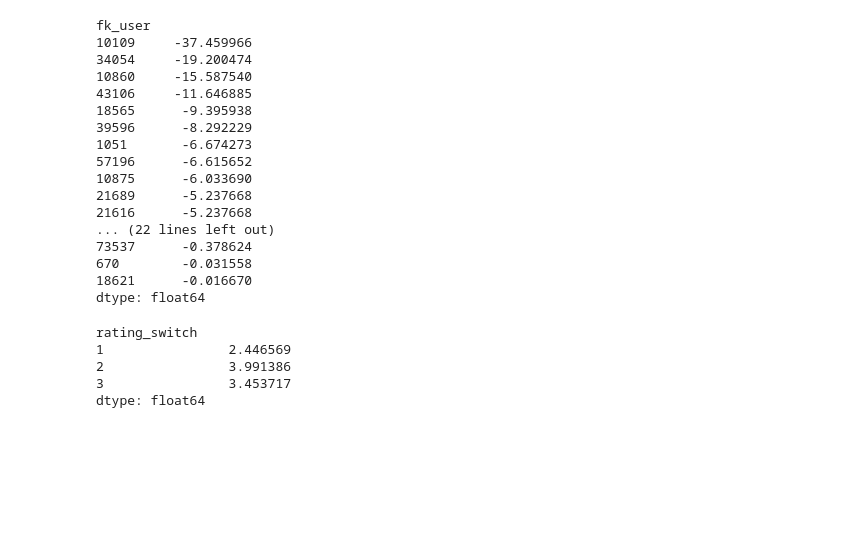
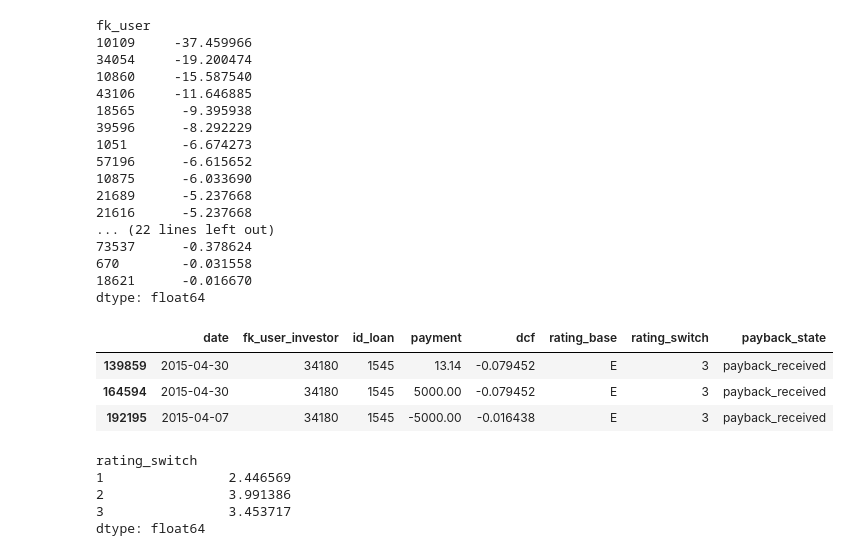
Before and after one commit to seanv507/IPython-Notebooks, a Jupyter notebook: returns01.ipynb, the cells around one changed output. Cells and saved outputs as stored; diff of their text form; code cells hidden in the pictures; blank space fills up the shorter version.

```diff
--- a/returns01.ipynb
+++ b/returns01.ipynb
@@ -1012,6 +841,13 @@ fk_user
 dtype: float64
 # %%
 inv_count,inv_bin=np.histogram(investor_fut_bucket_30360_xirr_orig,bins=np.linspace(-.5,.5,101))
+# %%
+cashflows_act_investor[cashflows_act_investor.id_loan==1545]
+# %% [output]
+|  | date | fk_user_investor | id_loan | payment | dcf | rating_base | rating_switch | payback_state |
+| 139859 | 2015-04-30 | 34180 | 1545 | 13.14 | -0.079452 | E | 3 | payback_received |
+| 164594 | 2015-04-30 | 34180 | 1545 | 5000.00 | -0.079452 | E | 3 | payback_received |
+| 192195 | 2015-04-07 | 34180 | 1545 | -5000.00 | -0.016438 | E | 3 | payback_received |
 # %%
 inv_hist=pd.DataFrame({'bin':inv_bin[:-1],'count':inv_count})
 # %%
```
Also changed, not shown: parts of 80 cells of this notebook.
